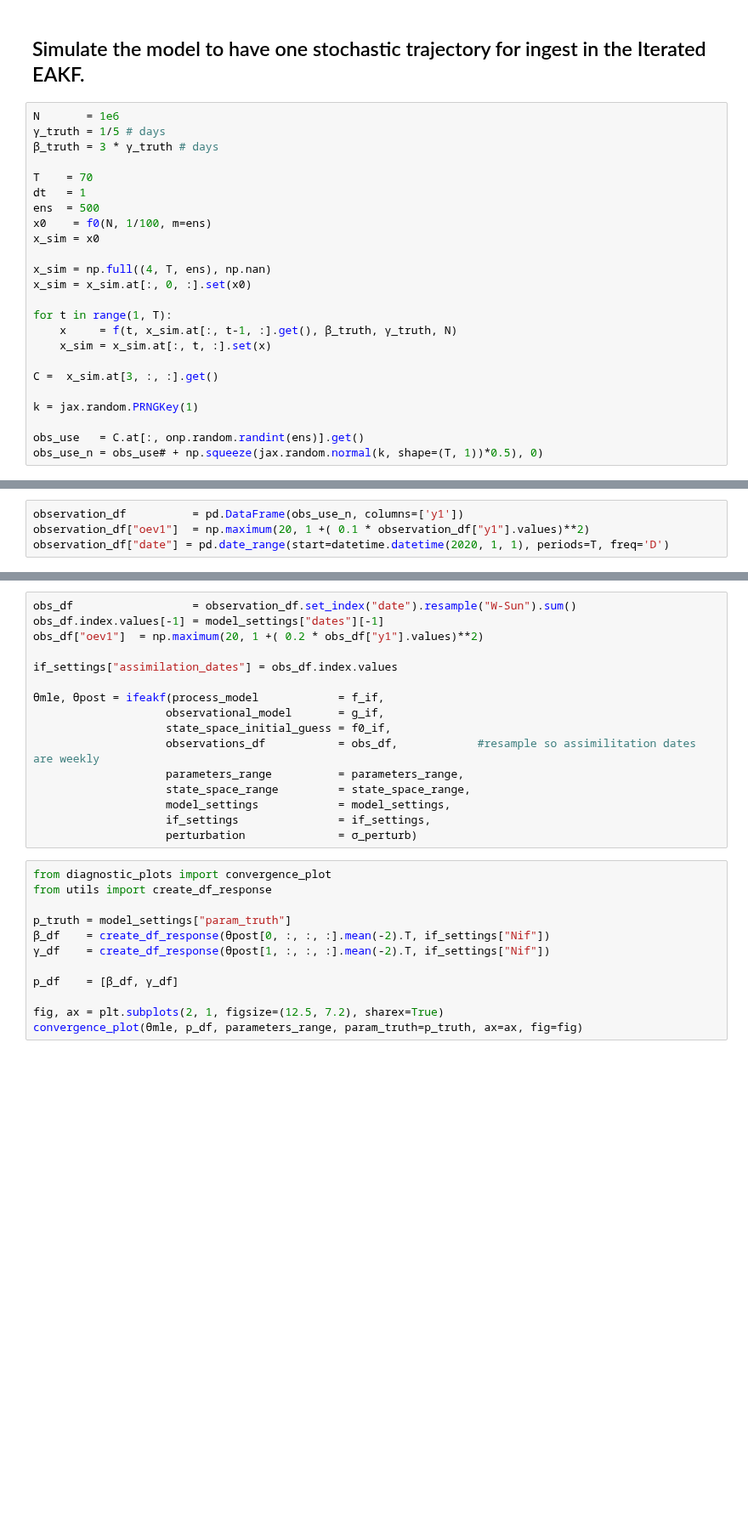
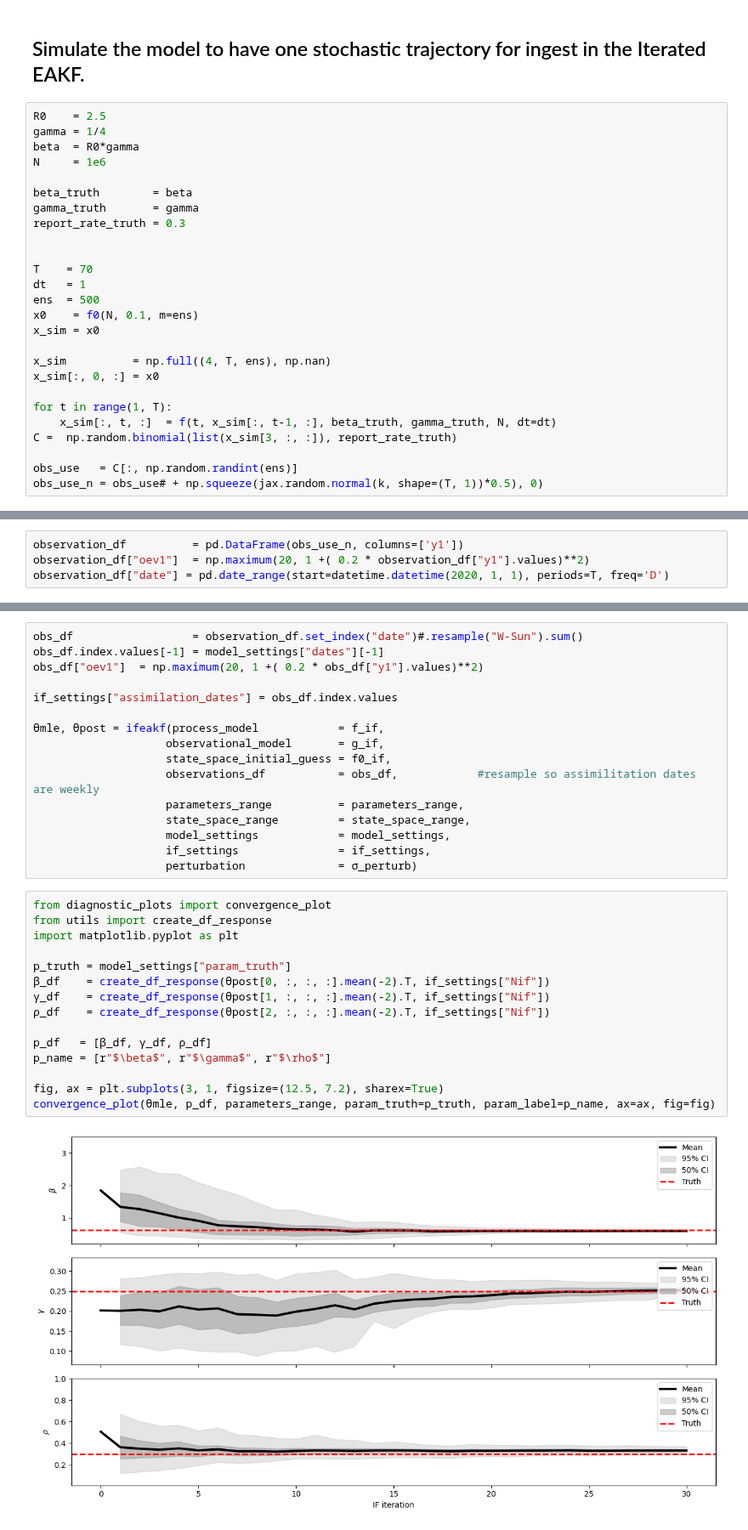
Before and after one commit to ChaosDonkey06/pompjax, a Jupyter notebook: pompjax/example.ipynb, the cells around one changed output, grey strips where cells are left out. Shown at 85% size. Drawn from its saved outputs; the diff is of its cells as text; blank space fills up the shorter version.

```diff
--- a/pompjax/example.ipynb
+++ b/pompjax/example.ipynb
@@ -74,26 +74,28 @@ def f0(pop=1e6, inf_init=1/100, m=300):
 # %% [markdown]
 ## Simulate the model to have one stochastic trajectory for ingest in the Iterated EAKF.
 # %%
-N       = 1e6
-γ_truth = 1/5 # days
-β_truth = 3 * γ_truth # days
+R0    = 2.5
+gamma = 1/4
+beta  = R0*gamma
+N     = 1e6
+
+beta_truth        = beta
+gamma_truth       = gamma
+report_rate_truth = 0.3
+
 
 T    = 70
 dt   = 1
 ens  = 500
-x0    = f0(N, 1/100, m=ens)
+x0    = f0(N, 0.1, m=ens)
 x_sim = x0
 
-x_sim = np.full((4, T, ens), np.nan)
-x_sim = x_sim.at[:, 0, :].set(x0)
+x_sim          = np.full((4, T, ens), np.nan)
+x_sim[:, 0, :] = x0
 
 for t in range(1, T):
-    x     = f(t, x_sim.at[:, t-1, :].get(), β_truth, γ_truth, N)
-    x_sim = x_sim.at[:, t, :].set(x)
+    x_sim[:, t, :]  = f(t, x_sim[:, t-1, :], beta_truth, gamma_truth, N, dt=dt)
+C =  np.random.binomial(list(x_sim[3, :, :]), report_rate_truth)
 
-C =  x_sim.at[3, :, :].get()
-
-k = jax.random.PRNGKey(1)
-
-obs_use   = C.at[:, onp.random.randint(ens)].get()
+obs_use   = C[:, np.random.randint(ens)]
 obs_use_n = obs_use# + np.squeeze(jax.random.normal(k, shape=(T, 1))*0.5), 0)
@@ -104,6 +102,6 @@ ax.plot(obs_use_n, label='obs', marker="x")
 # %%
 observation_df          = pd.DataFrame(obs_use_n, columns=['y1'])
-observation_df["oev1"]  = np.maximum(20, 1 +( 0.1 * observation_df["y1"].values)**2)
+observation_df["oev1"]  = np.maximum(20, 1 +( 0.2 * observation_df["y1"].values)**2)
 observation_df["date"] = pd.date_range(start=datetime.datetime(2020, 1, 1), periods=T, freq='D')
 # %%
 from ifeakf import ifeakf
@@ -148,5 +154,5 @@ parameters_range  = np.array([[βmin, βmax], [γmin, γmax]])
 # %%
-obs_df                  = observation_df.set_index("date").resample("W-Sun").sum()
+obs_df                  = observation_df.set_index("date")#.resample("W-Sun").sum()
 obs_df.index.values[-1] = model_settings["dates"][-1]
 obs_df["oev1"]  = np.maximum(20, 1 +( 0.2 * obs_df["y1"].values)**2)
 
@@ -164,12 +170,17 @@ if_settings["assimilation_dates"] = obs_df.index.values
 # %%
 from diagnostic_plots import convergence_plot
 from utils import create_df_response
+import matplotlib.pyplot as plt
 
 p_truth = model_settings["param_truth"]
 β_df    = create_df_response(θpost[0, :, :, :].mean(-2).T, if_settings["Nif"])
 γ_df    = create_df_response(θpost[1, :, :, :].mean(-2).T, if_settings["Nif"])
+ρ_df    = create_df_response(θpost[2, :, :, :].mean(-2).T, if_settings["Nif"])
 
-p_df    = [β_df, γ_df]
+p_df   = [β_df, γ_df, ρ_df]
+p_name = [r"$\beta$", r"$\gamma$", r"$\rho$"]
 
-fig, ax = plt.subplots(2, 1, figsize=(12.5, 7.2), sharex=True)
-convergence_plot(θmle, p_df, parameters_range, param_truth=p_truth, ax=ax, fig=fig)
+fig, ax = plt.subplots(3, 1, figsize=(12.5, 7.2), sharex=True)
+convergence_plot(θmle, p_df, parameters_range, param_truth=p_truth, param_label=p_name, ax=ax, fig=fig)
+# %% [output]
+[figure, added]
```
Also changed, not shown: parts of 4 cells of this notebook, 3 other files.
